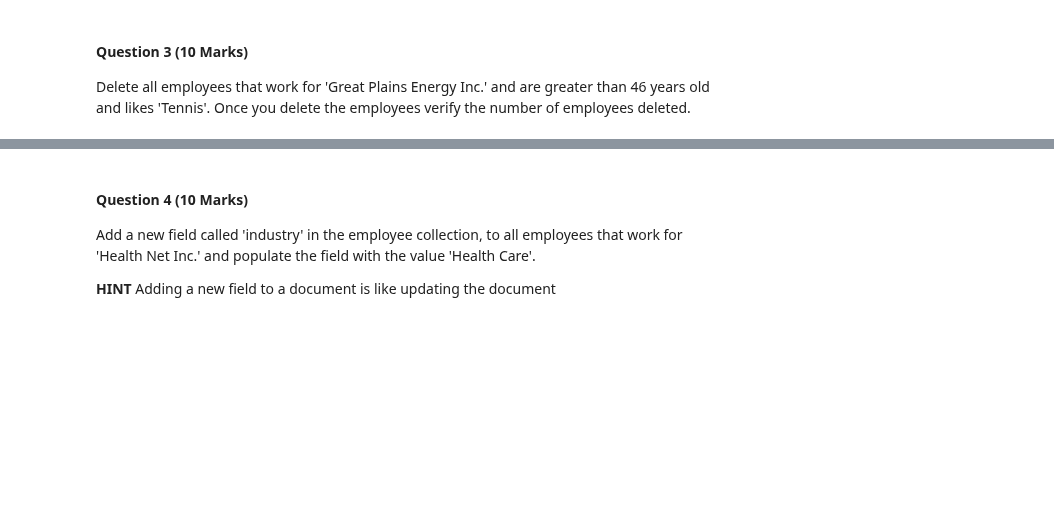
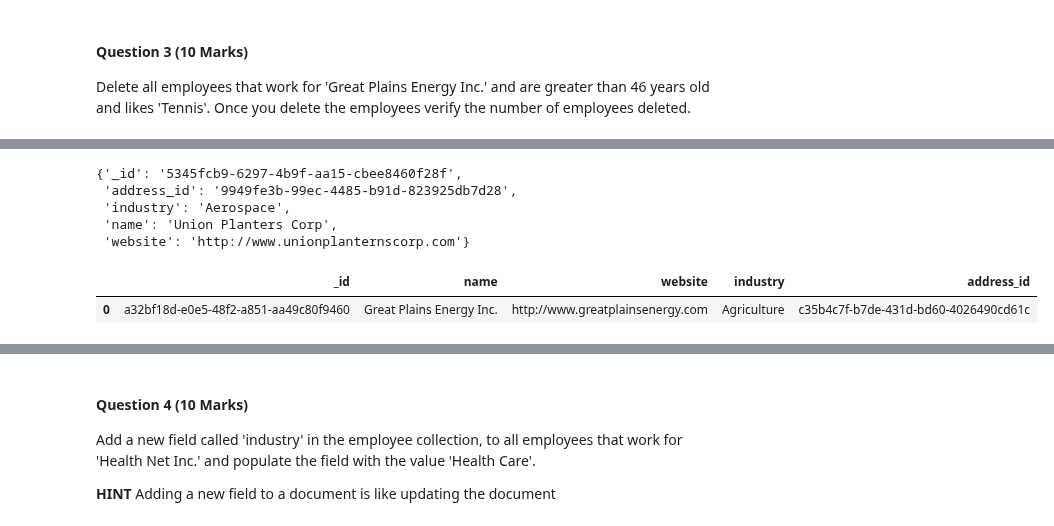
Before and after one commit to JordanVercillo/data_science, a Jupyter notebook: 04_big_data_management/assignments/assignment_02/assignment2.ipynb, the cells around one changed output, grey strips where cells are left out. Saved outputs shown, nothing was run; the diff lists cells and outputs as text; code cells hidden in the pictures; blank space fills up the shorter version.

```diff
--- a/04_big_data_management/assignments/assignment_02/assignment2.ipynb
+++ b/04_big_data_management/assignments/assignment_02/assignment2.ipynb
@@ -214,0 +224,16 @@ Delete all employees that work for 'Great Plains Energy Inc.' and are greater th
+# %%
+pprint.pprint(client.assignment1.workplace.find_one())
+# %% [output]
+{'_id': '5345fcb9-6297-4b9f-aa15-cbee8460f28f',
+ 'address_id': '9949fe3b-99ec-4485-b91d-823925db7d28',
+ 'industry': 'Aerospace',
+ 'name': 'Union Planters Corp',
+ 'website': 'http://www.unionplanternscorp.com'}
+# %%
+cursor = db.workplace.find({"name": "Great Plains Energy Inc."}, {"industry","name","website", "workplace_id", "address_id"})
+
+# display results in a dataframe so that we can display results in a pretty table
+pd.DataFrame(list(cursor))
+# %% [output]
+|  | _id | name | website | industry | address_id |
+| 0 | a32bf18d-e0e5-48f2-a851-aa49c80f9460 | Great Plains Energy Inc. | http://www.greatplainsenergy.com | Agriculture | c35b4c7f-b7de-431d-bd60-4026490cd61c |
```
Also changed, not shown: parts of 16 cells of this notebook.
